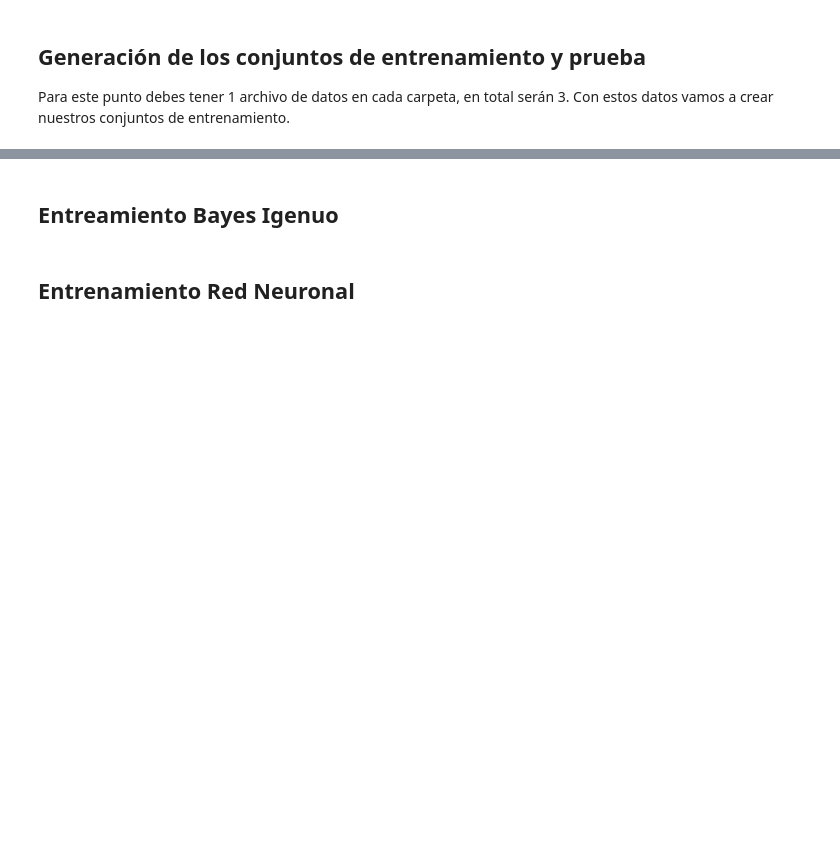
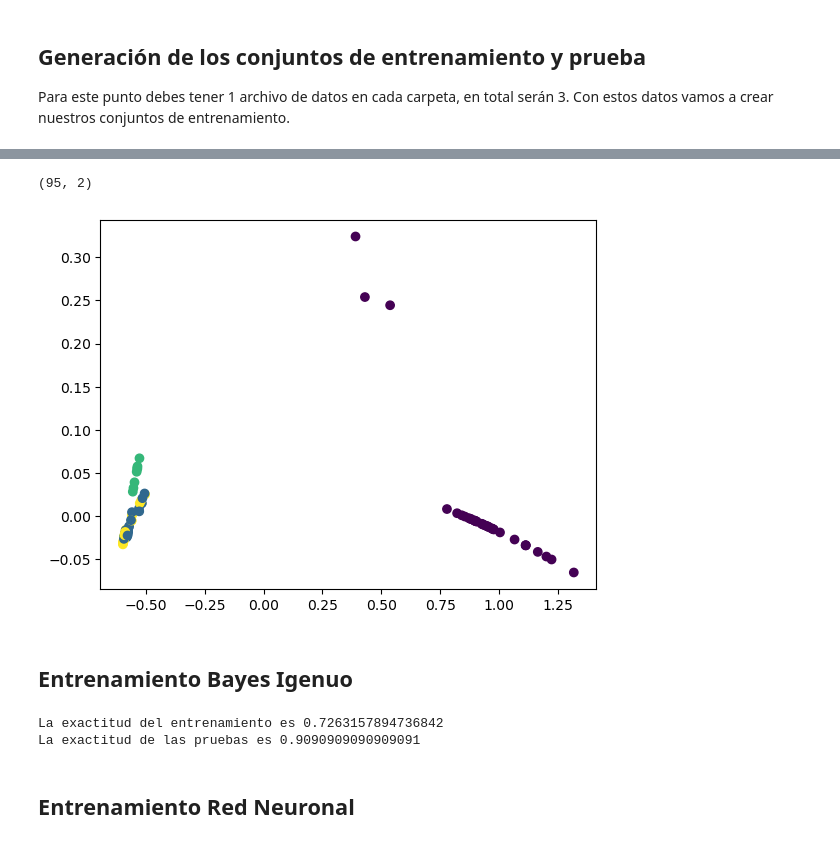
Before and after one commit to anderdefector/CienciaViva, a Jupyter notebook: TallerCienciaViva.ipynb, the cells around one changed output, grey strips where cells are left out. Cells and saved outputs as stored; diff of their text form; code cells hidden in the pictures; blank space fills up the shorter version.

```diff
--- a/TallerCienciaViva.ipynb
+++ b/TallerCienciaViva.ipynb
@@ -154,4 +203,30 @@ print(Datos1.shape)
+# %%
+pca = PCA(n_components=2)
+n = pca.fit_transform(Xentrena)
+print(n.shape)
+
+fig = plt.figure()
+ax = plt.axes()
+ax.scatter(n[:,0], n[:,1], c=yentrena)
+plt.show()
+# %% [output]
+(95, 2)
+[figure, added]
 # %% [markdown]
-## Entreamiento Bayes Igenuo
+## Entrenamiento Bayes Igenuo
+# %%
+gnb = GaussianNB()
+gnb.fit(Xentrena, yentrena)
+
+ypredichas = gnb.predict(Xentrena)
+exactitud = metrics.accuracy_score(yentrena, ypredichas)
+print("La exactitud del entrenamiento es {}".format(exactitud))
+
+ypredichas = gnb.predict(Xprueba)
+exactitud = metrics.accuracy_score(yprueba, ypredichas)
+print("La exactitud de las pruebas es {}".format(exactitud))
+# %% [output]
+La exactitud del entrenamiento es 0.7263157894736842
+La exactitud de las pruebas es 0.9090909090909091
 # %% [markdown]
 ## Entrenamiento Red Neuronal
```
Also changed, not shown: parts of 6 cells of this notebook, 45 other files.
